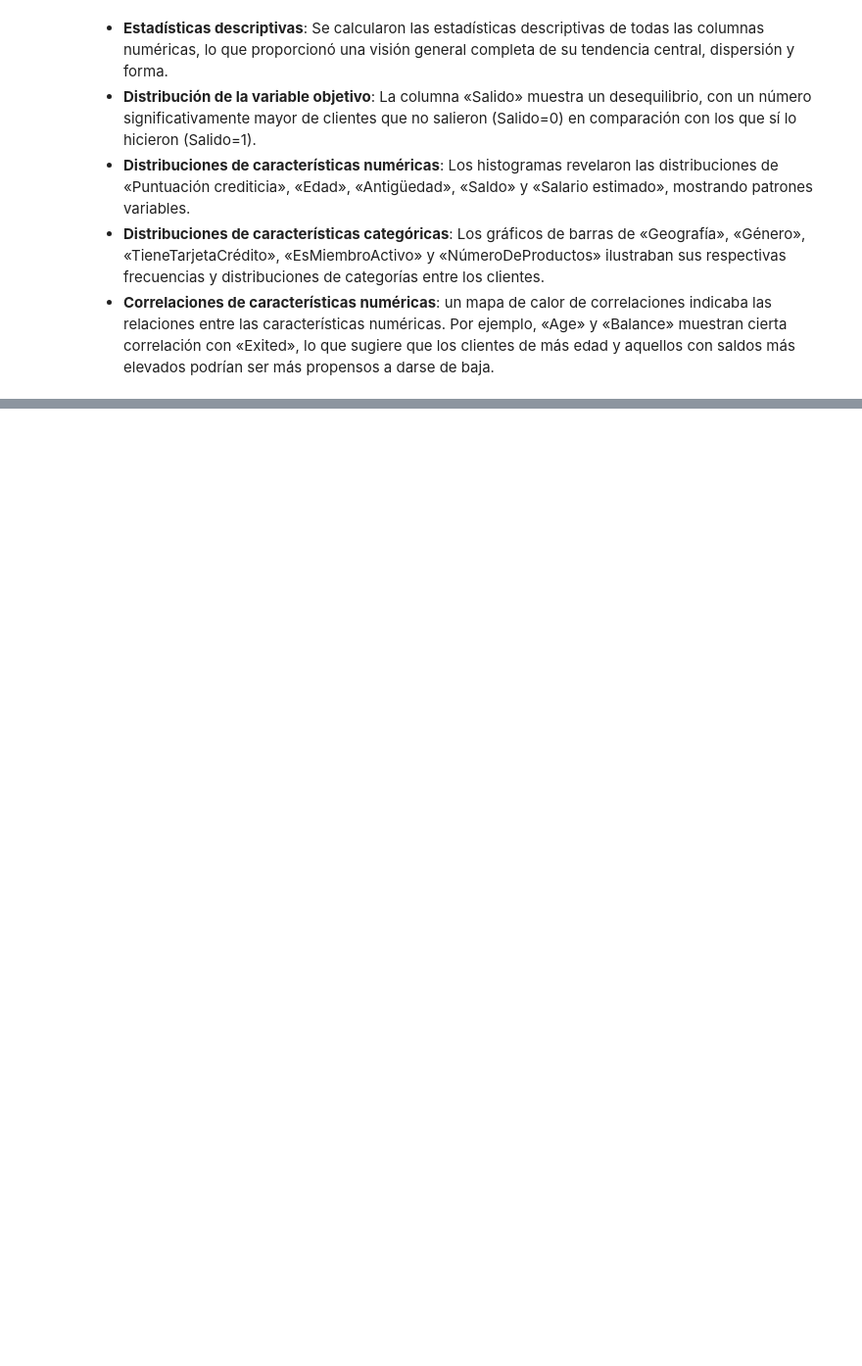
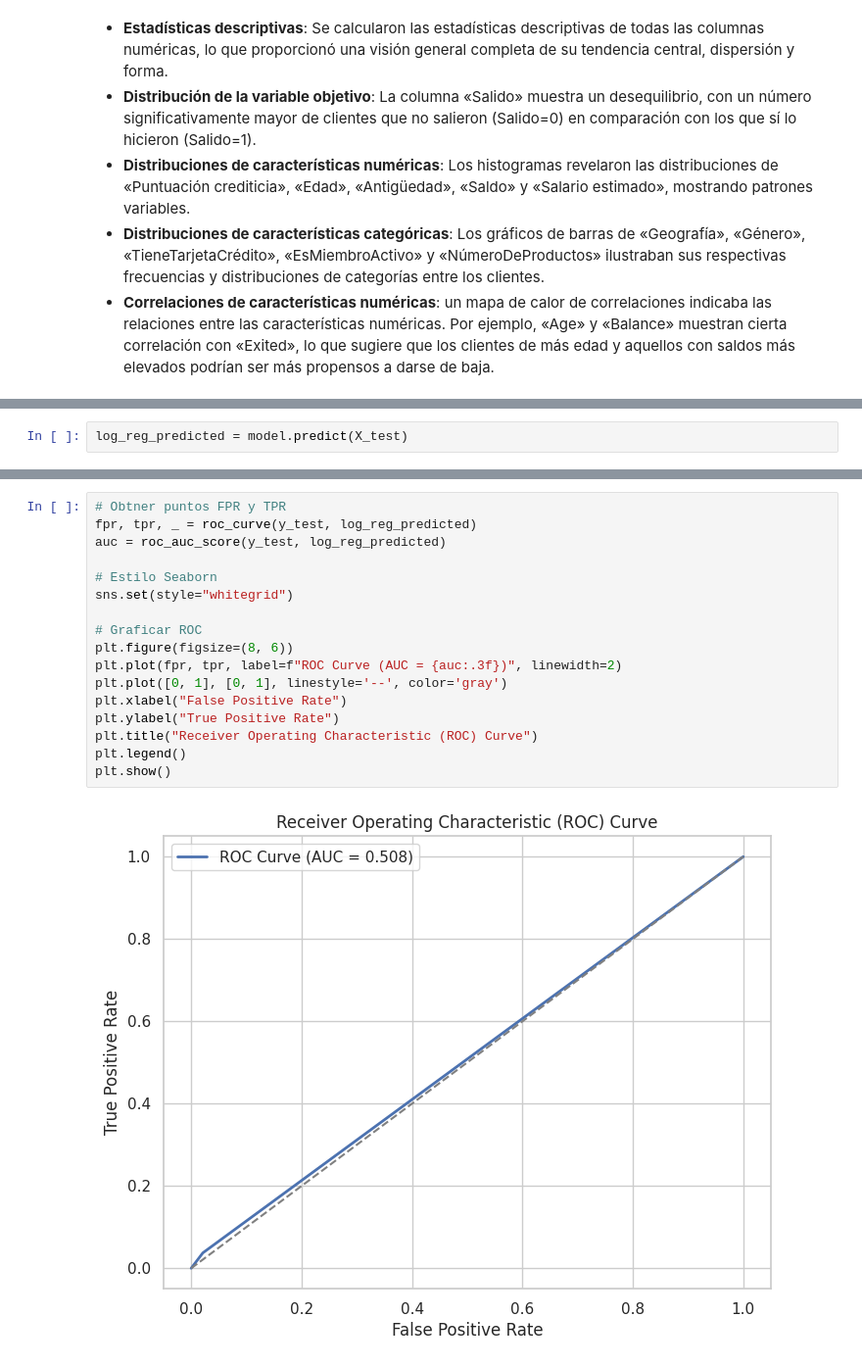
Before and after one commit to Davichobacter/data_science_tt, a Jupyter notebook: Sprint_10/notebook.ipynb, the cells around one changed output, grey strips where cells are left out. Shown at 98% size. Cells and saved outputs as stored; diff of their text form; blank space fills up the shorter version.

```diff
--- a/Sprint_10/notebook.ipynb
+++ b/Sprint_10/notebook.ipynb
@@ -260,0 +432,2 @@ plt.show()
+# %%
+log_reg_predicted = model.predict(X_test)
@@ -260,0 +454,19 @@ plt.show()
+# %%
+# Obtner puntos FPR y TPR
+fpr, tpr, _ = roc_curve(y_test, log_reg_predicted)
+auc = roc_auc_score(y_test, log_reg_predicted)
+
+# Estilo Seaborn
+sns.set(style="whitegrid")
+
+# Graficar ROC
+plt.figure(figsize=(8, 6))
+plt.plot(fpr, tpr, label=f"ROC Curve (AUC = {auc:.3f})", linewidth=2)
+plt.plot([0, 1], [0, 1], linestyle='--', color='gray')
+plt.xlabel("False Positive Rate")
+plt.ylabel("True Positive Rate")
+plt.title("Receiver Operating Characteristic (ROC) Curve")
+plt.legend()
+plt.show()
+# %% [output]
+[figure, added]
```
Also changed, not shown: parts of 25 cells of this notebook.
